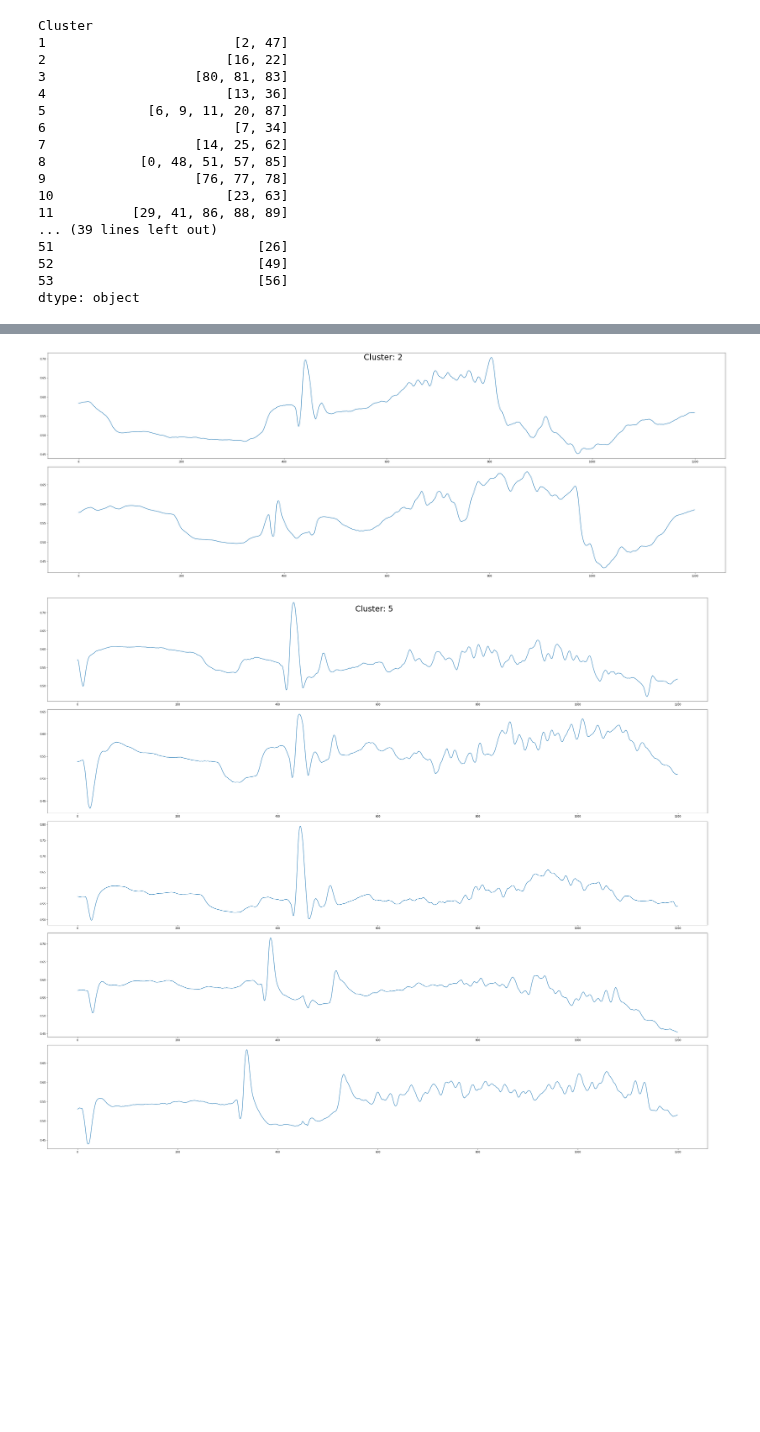
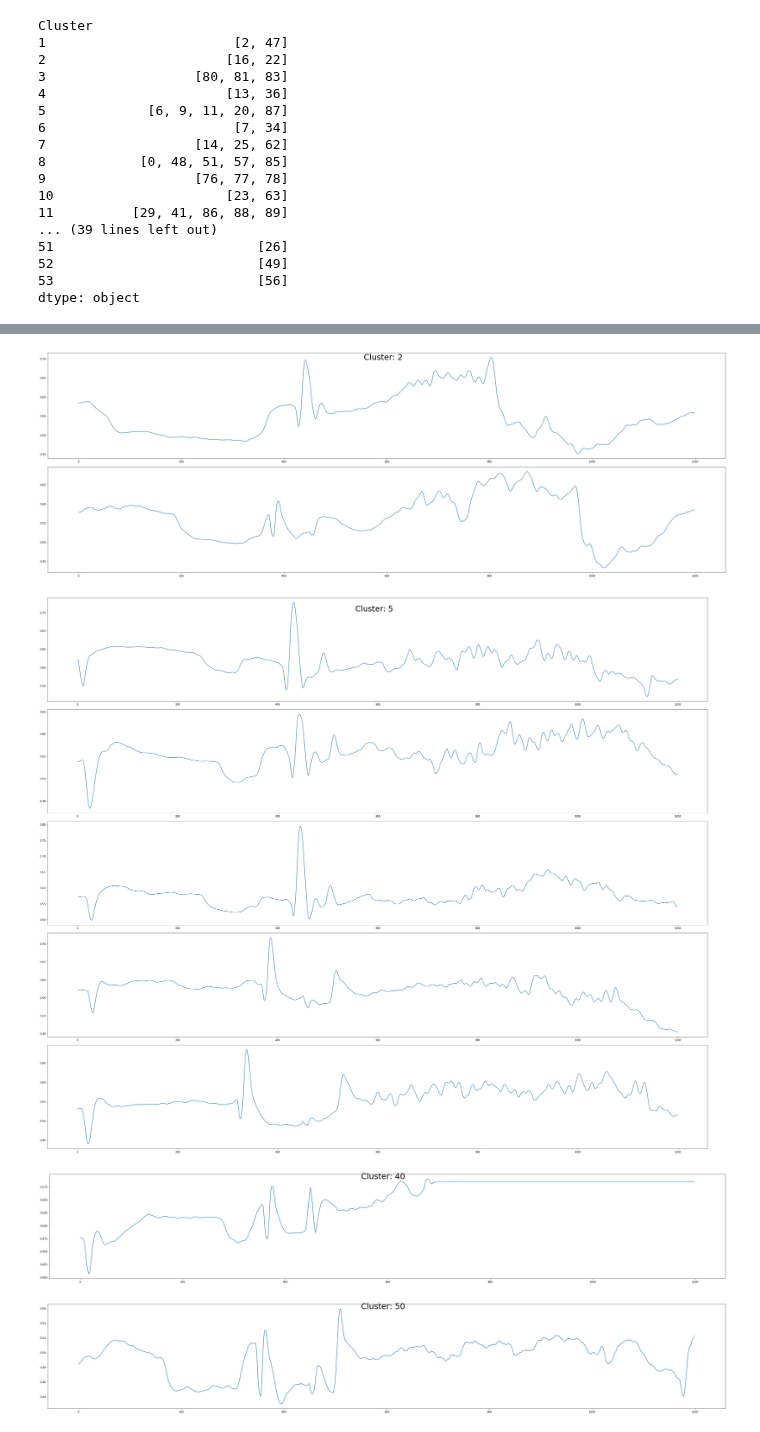
Before and after one commit to MiachelGu/chiller-plants, a Jupyter notebook: notebooks/14. Clusters.ipynb, the cells around one changed output, grey strips where cells are left out. Cells and saved outputs as stored; diff of their text form; code cells hidden in the pictures; blank space fills up the shorter version.

```diff
--- a/notebooks/14. Clusters.ipynb
+++ b/notebooks/14. Clusters.ipynb
@@ -56,6 +62,6 @@ Total days:  91
 # %%
-cluster = hac.fclusterdata(chunks, 1.0, metric=distance_func)
-cluster
+clusters = hac.fclusterdata(chunks, 1.0, metric=distance_func)
+clusters
 # %% [output]
 array([ 8, 39,  1, 49, 17, 17,  5,  6, 37,  5, 33,  5, 18,  4,  7, 17,  2,
        21, 35, 47,  5, 23,  2, 10, 16,  7, 51, 24, 13, 11, 14, 38, 28, 31,
@@ -65,13 +71,18 @@ array([ 8, 39,  1, 49, 17, 17,  5,  6, 37,  5, 33,  5, 18,  4,  7, 17,  2,
         8, 11,  5, 11, 11, 13], dtype=int32)
 # %%
 import pickle
-with open("../output/fclusterdata.pickle", "wb") as fp:
-    pickle.dump(cluster, fp)
+for name, var in [("chunks.pickle", chunks), ("periods.pickle", periods), ("clusters.pickle", clusters)]:
+    with open("../output/" + name, "wb") as fp:
+        pickle.dump(var, fp)
 # %%
-with open("../output/fclusterdata.pickle", "rb") as fp:
-    cluster = pickle.load(fp)
+with open("../output/clusters.pickle", "rb") as fp:
+    clusters = pickle.load(fp)
 # %%
-cluster_df = pd.DataFrame({"Cluster": cluster, "Chunk": range(chunks.shape[0])})
+cluster_df = pd.DataFrame({
+    "Cluster": clusters,
+    "Chunk": range(chunks.shape[0]),
+    "Period": periods
+})
 grouped_chunks = cluster_df.groupby(["Cluster"]).apply(lambda x: x.Chunk.values)
 grouped_chunks
 # %% [output]
@@ -95,15 +132,20 @@ dtype: object
 # %%
 # Look at chunks of a cluster..
-cluster_ids = [1, 2, 5]
+cluster_ids = [1, 2, 5, 40, 50]
 for i in cluster_ids:
     chunk_ids = grouped_chunks[i]
     cnt = chunk_ids.shape[0]
     fig, ax = plt.subplots(cnt, 1, figsize=(36, 6*cnt))
     fig.suptitle("Cluster: {}".format(i), fontsize=30)
     for idx, j in enumerate(chunk_ids):
-        ax[idx].plot(chunks[j])
+        if len(chunk_ids) == 1: # matplotlib is such a shit..
+            ax.plot(chunks[j])
+        else:
+            ax[idx].plot(chunks[j])
     fig.tight_layout()
 # %% [output]
 [figure]
 [figure]
 [figure]
+[figure, added]
+[figure, added]
```
Also changed, not shown: parts of 4 cells of this notebook, 4 other files.
